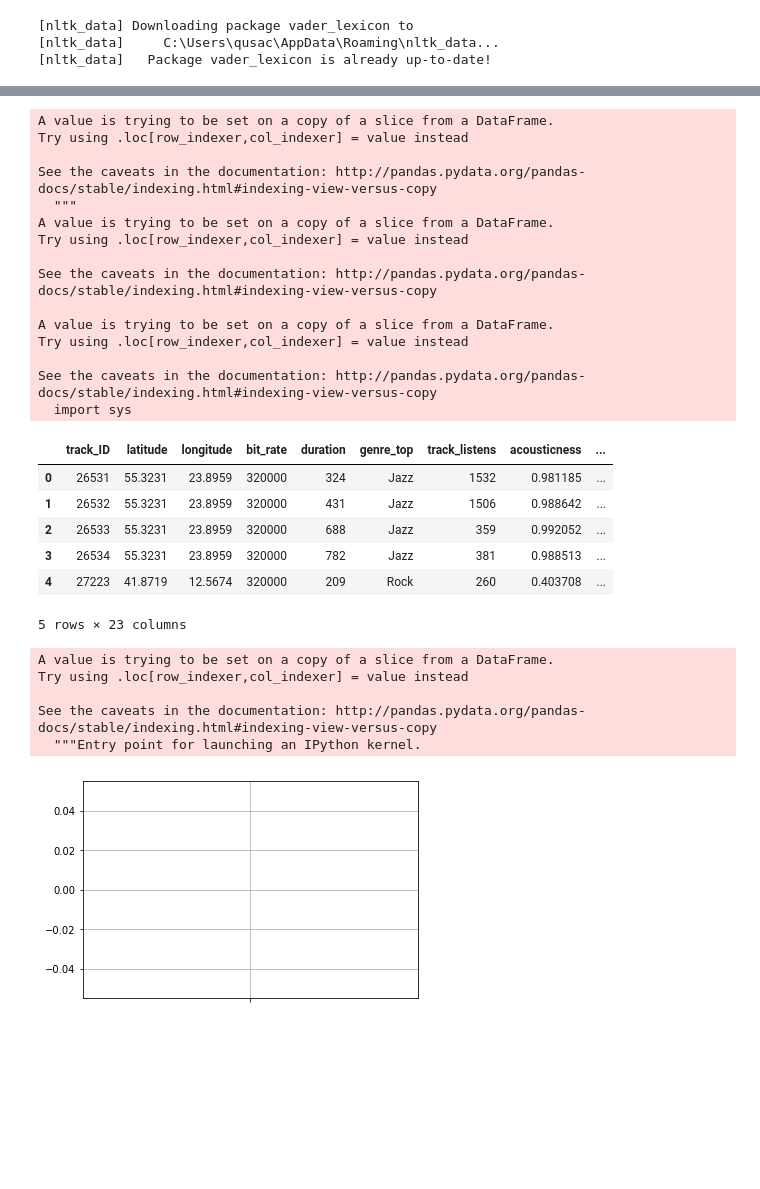
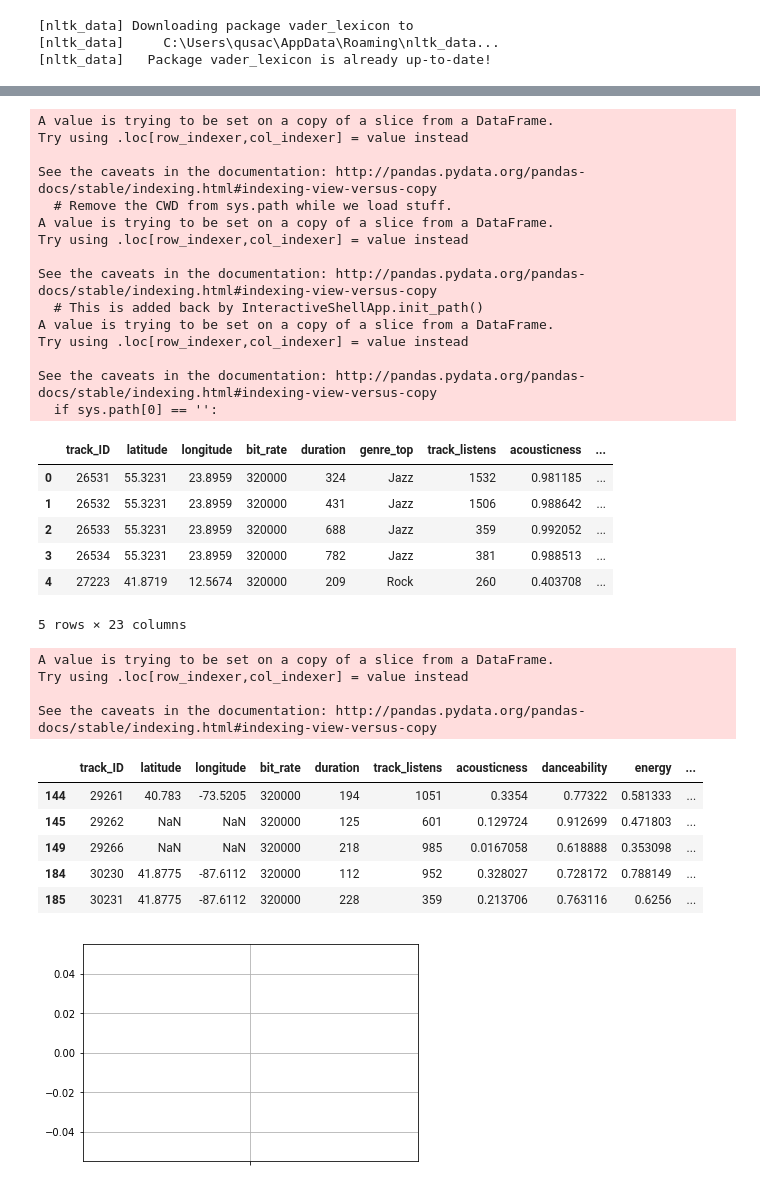
Before and after one commit to kathyyli/DS_project, a Jupyter notebook: DS project v2.ipynb, the cells around one changed output, grey strips where cells are left out. Drawn from its saved outputs; the diff is of its cells as text; code cells hidden in the pictures; blank space fills up the shorter version.

```diff
--- a/DS project v2.ipynb
+++ b/DS project v2.ipynb
@@ -140,6 +140,7 @@ sentimentall.to_csv('sentimental_analysis_title.csv')
 [nltk_data]   Package vader_lexicon is already up-to-date!
 # %%
 # Add sentiment to dataframe
-sentiment= pd.read_csv('sentimental_analysis_title.csv', header=[0])
+sentiment= pd.read_csv('sentimental_analysis_title.csv')
 sentiment=sentiment[['track_ID','senti comp', 'senti neg','senti pos']]
 tracks_2010 = pd.merge(tracks_2010, sentiment, how='inner', on=['track_ID'])
+tracks_2010.head()
@@ -146,38 +155,35 @@ tracks_2010 = pd.merge(tracks_2010, sentiment, how='inner', on=['track_ID'])
 # %%
-# For baseline model - add genre as a categorical variable
+# For genre-specific models - split dataset into three based on top three genres
 # Sa
 
 t10 = tracks_2010[['track_ID','latitude','longitude','bit_rate','duration','genre_top','track_listens','acousticness','danceability','energy','instrumentalness','liveness','speechiness','tempo','valence','artist_hotttnesss','artist_discovery','artist_familiarity', 'senti neg','senti pos']]
+Hiphop_10=t10.loc[t10['genre_top'] == 'Hip-Hop']
+Rock_10=t10.loc[t10['genre_top'] == 'Rock']
+Elec_10=t10.loc[t10['genre_top'] == 'Electronic']
+
+# For baseline model - add genre as a categorical variable
+# Sa
 t10['Rock'] = (t10['genre_top'] == 'Rock').astype(int)
 t10['Hip-Hop'] = (t10['genre_top'] == 'Hip-Hop').astype(int)
 t10['Electronic'] = (t10['genre_top'] == 'Electronic').astype(int)
 
-# For genre-specific models - split dataset into three based on top three genres
-# Sa
-
-t10.groupby(['genre_top']).size()
-Hiphop_10=t10.loc[t10['genre_top'] == 'Hip-Hop']
-Rock_10=t10.loc[t10['genre_top'] == 'Rock']
-Elec_10=t10.loc[t10['genre_top'] == 'Electronic']
-
-
 t10.head()
 # %% [output]
 A value is trying to be set on a copy of a slice from a DataFrame.
 Try using .loc[row_indexer,col_indexer] = value instead
 
 See the caveats in the documentation: http://pandas.pydata.org/pandas-docs/stable/indexing.html#indexing-view-versus-copy
-  """
+  # Remove the CWD from sys.path while we load stuff.
 A value is trying to be set on a copy of a slice from a DataFrame.
 Try using .loc[row_indexer,col_indexer] = value instead
 
 See the caveats in the documentation: http://pandas.pydata.org/pandas-docs/stable/indexing.html#indexing-view-versus-copy
-
+  # This is added back by InteractiveShellApp.init_path()
 A value is trying to be set on a copy of a slice from a DataFrame.
 Try using .loc[row_indexer,col_indexer] = value instead
 
 See the caveats in the documentation: http://pandas.pydata.org/pandas-docs/stable/indexing.html#indexing-view-versus-copy
-  import sys
+  if sys.path[0] == '':
 |  | track_ID | latitude | longitude | bit_rate | duration | genre_top | track_listens | acousticness | ... |
 | 0 | 26531 | 55.3231 | 23.8959 | 320000 | 324 | Jazz | 1532 | 0.981185 | ... |
 | 1 | 26532 | 55.3231 | 23.8959 | 320000 | 431 | Jazz | 1506 | 0.988642 | ... |
@@ -189,14 +195,26 @@ See the caveats in the documentation: http://pandas.pydata.org/pandas-docs/stabl
 # Take hip-hop, rock, and hip-hop together
 t10['g']=t10['Rock']+ t10['Hip-Hop'] +t10['Electronic']
 t10=t10.loc[t10['g'] == 1]
+t10.drop(['g'],axis=1,inplace=True)
 
-t10.drop(['g'],axis=1,inplace=True)
+# only genres Hiphop, Rock and Electronics
+Hiphop_10.drop(['genre_top'],axis=1,inplace=True)
+Rock_10.drop(['genre_top'],axis=1,inplace=True)
+Elec_10.drop(['genre_top'],axis=1,inplace=True)
 # %% [output]
 A value is trying to be set on a copy of a slice from a DataFrame.
 Try using .loc[row_indexer,col_indexer] = value instead
 
 See the caveats in the documentation: http://pandas.pydata.org/pandas-docs/stable/indexing.html#indexing-view-versus-copy
-  """Entry point for launching an IPython kernel.
+# %%
+Hiphop_10.head()
+# %% [output]
+|  | track_ID | latitude | longitude | bit_rate | duration | track_listens | acousticness | danceability | energy | ... |
+| 144 | 29261 | 40.783 | -73.5205 | 320000 | 194 | 1051 | 0.3354 | 0.77322 | 0.581333 | ... |
+| 145 | 29262 | NaN | NaN | 320000 | 125 | 601 | 0.129724 | 0.912699 | 0.471803 | ... |
+| 149 | 29266 | NaN | NaN | 320000 | 218 | 985 | 0.0167058 | 0.618888 | 0.353098 | ... |
+| 184 | 30230 | 41.8775 | -87.6112 | 320000 | 112 | 952 | 0.328027 | 0.728172 | 0.788149 | ... |
+| 185 | 30231 | 41.8775 | -87.6112 | 320000 | 228 | 359 | 0.213706 | 0.763116 | 0.6256 | ... |
 # %%
 # Make boxplots of variables in genre dataset
 # Sa
```
Also changed, not shown: parts of 4 cells of this notebook.
